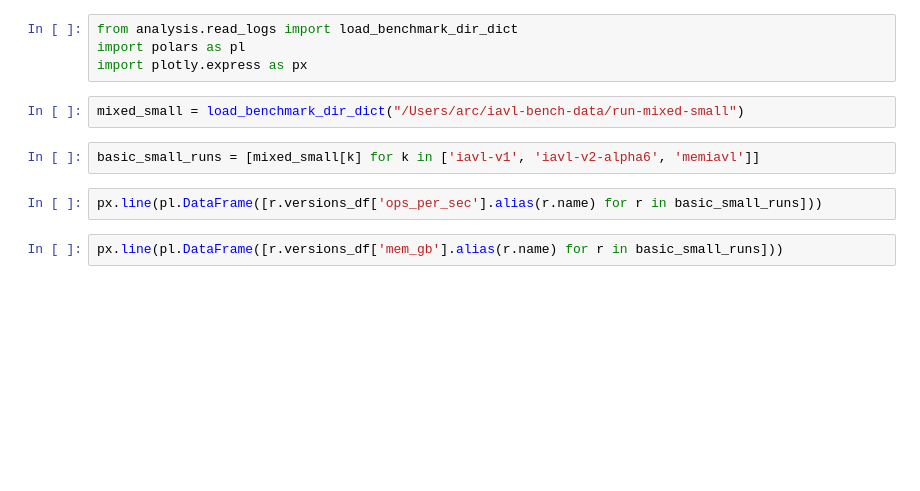
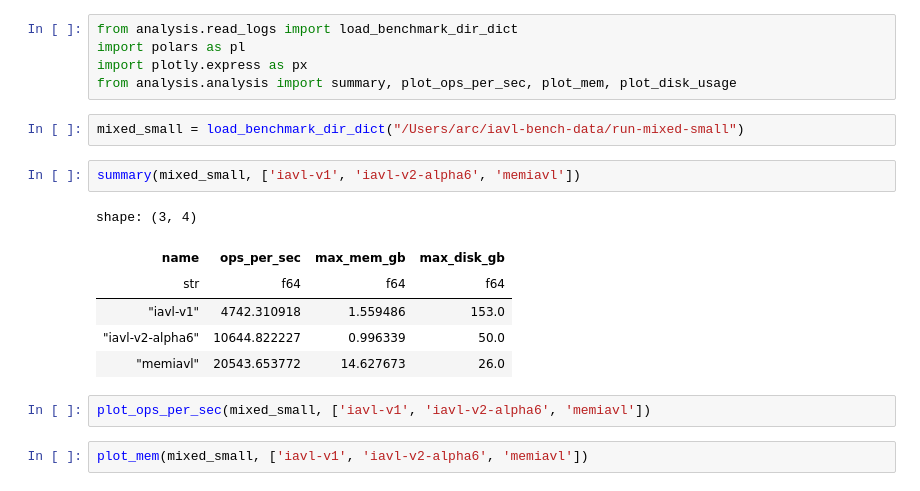
Before and after one commit to cosmos/iavl-bench, a Jupyter notebook: analysis/analysis3.ipynb, the cells around one changed output. Saved outputs shown, nothing was run; the diff lists cells and outputs as text; blank space fills up the shorter version.

Commit message:
WIP on analysis

```diff
--- a/analysis/analysis3.ipynb
+++ b/analysis/analysis3.ipynb
@@ -2,11 +2,19 @@
 from analysis.read_logs import load_benchmark_dir_dict
 import polars as pl
 import plotly.express as px
+from analysis.analysis import summary, plot_ops_per_sec, plot_mem, plot_disk_usage
 # %%
 mixed_small = load_benchmark_dir_dict("/Users/arc/iavl-bench-data/run-mixed-small")
-# %%
-basic_small_runs = [mixed_small[k] for k in ['iavl-v1', 'iavl-v2-alpha6', 'memiavl']]
+# %%
+summary(mixed_small, ['iavl-v1', 'iavl-v2-alpha6', 'memiavl'])
+# %% [output]
+shape: (3, 4)
+| name | ops_per_sec | max_mem_gb | max_disk_gb |
+| str | f64 | f64 | f64 |
+| "iavl-v1" | 4742.310918 | 1.559486 | 153.0 |
+| "iavl-v2-alpha6" | 10644.822227 | 0.996339 | 50.0 |
+| "memiavl" | 20543.653772 | 14.627673 | 26.0 |
 # %%
-px.line(pl.DataFrame([r.versions_df['ops_per_sec'].alias(r.name) for r in basic_small_runs]))
+plot_ops_per_sec(mixed_small, ['iavl-v1', 'iavl-v2-alpha6', 'memiavl'])
 # %%
-px.line(pl.DataFrame([r.versions_df['mem_gb'].alias(r.name) for r in basic_small_runs]))
+plot_mem(mixed_small, ['iavl-v1', 'iavl-v2-alpha6', 'memiavl'])
```
Also changed, not shown: parts of 7 cells of this notebook, 11 other files.
